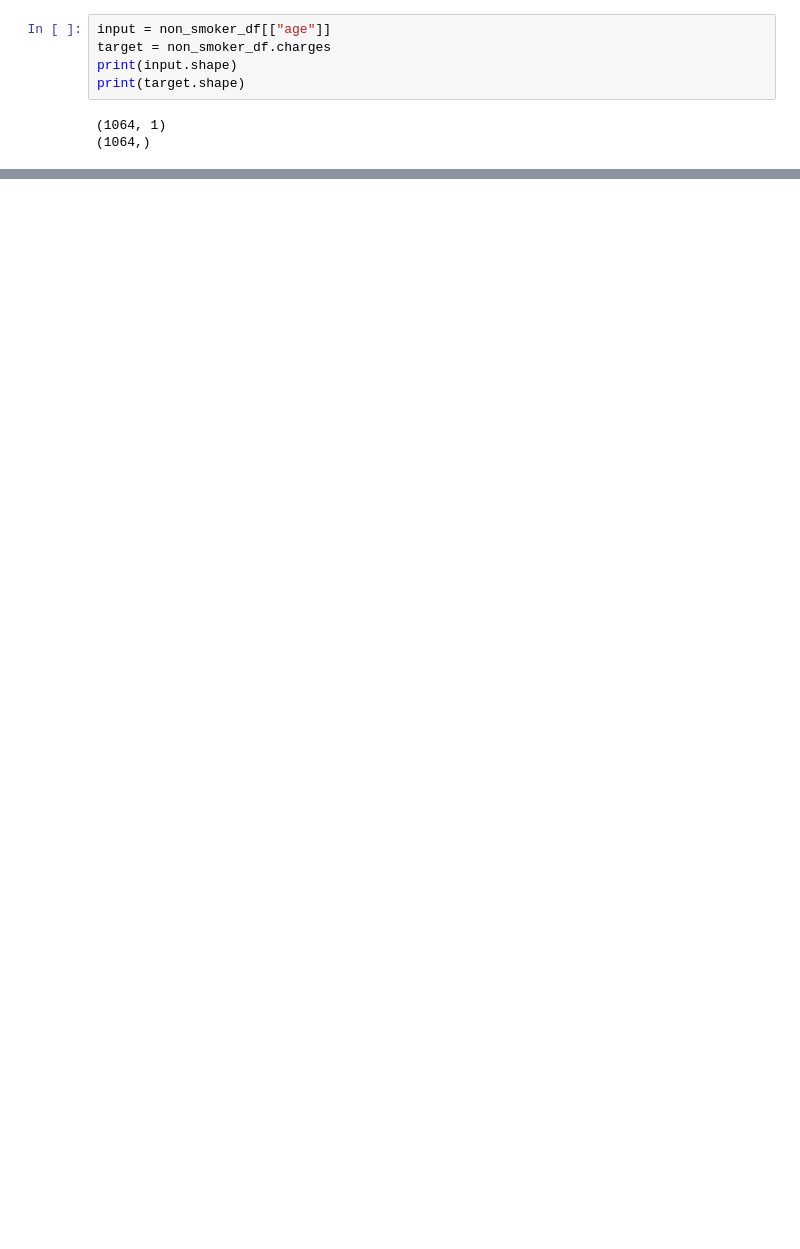
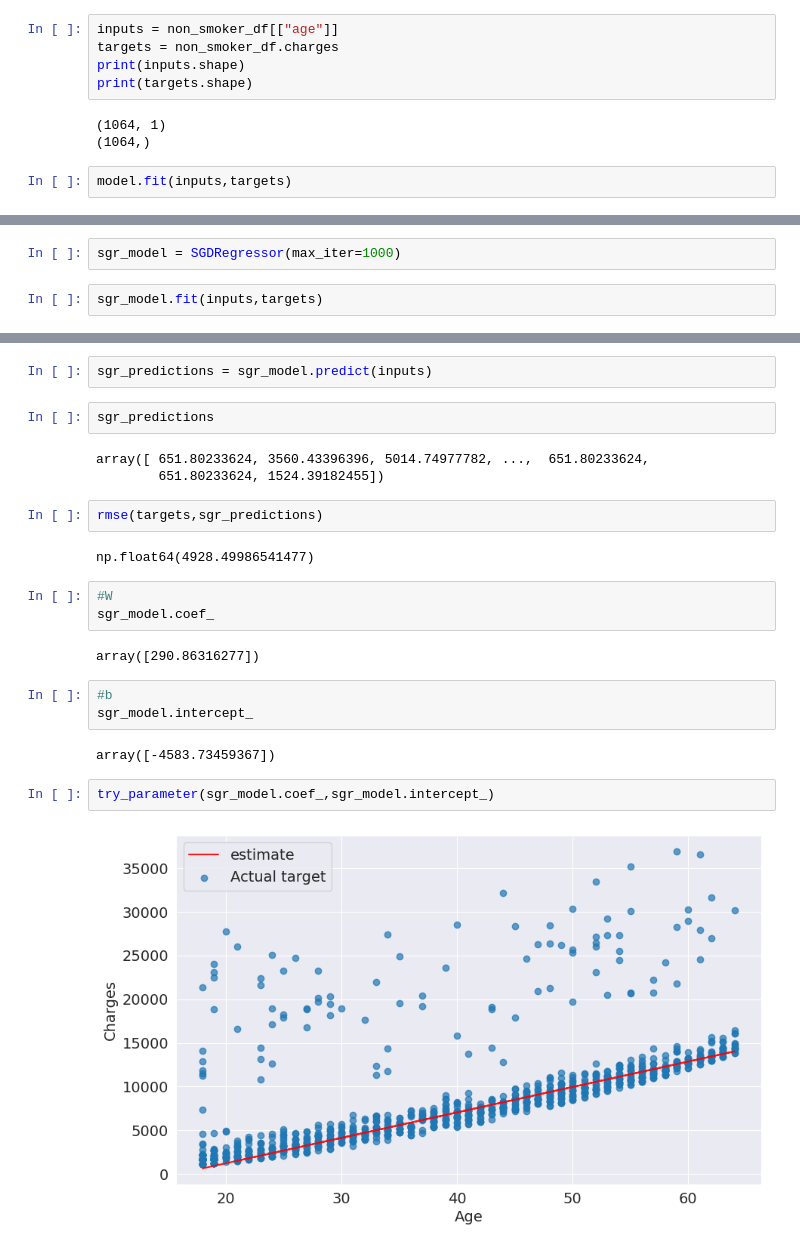
Before and after one commit to Imran1hp/Machine-Learning, a Jupyter notebook: Machine_Learning.ipynb, the cells around one changed output, grey strips where cells are left out. Saved outputs shown, nothing was run; the diff lists cells and outputs as text; blank space fills up the shorter version.

Commit message:
using linear regression model for prediction and SGDRegressor model

```diff
--- a/Machine_Learning.ipynb
+++ b/Machine_Learning.ipynb
@@ -328,8 +311,10 @@ fit(X, y, sample_weight=None) method of sklearn.linear_model._base.LinearRegress
 # %%
-input = non_smoker_df[["age"]]
-target = non_smoker_df.charges
-print(input.shape)
-print(target.shape)
+inputs = non_smoker_df[["age"]]
+targets = non_smoker_df.charges
+print(inputs.shape)
+print(targets.shape)
 # %% [output]
 (1064, 1)
 (1064,)
+# %%
+model.fit(inputs,targets)
@@ -335,0 +368,4 @@ print(target.shape)
+# %%
+sgr_model = SGDRegressor(max_iter=1000)
+# %%
+sgr_model.fit(inputs,targets)
@@ -335,0 +379,25 @@ print(target.shape)
+# %%
+sgr_predictions = sgr_model.predict(inputs)
+# %%
+sgr_predictions
+# %% [output]
+array([ 651.80233624, 3560.43396396, 5014.74977782, ...,  651.80233624,
+        651.80233624, 1524.39182455])
+# %%
+rmse(targets,sgr_predictions)
+# %% [output]
+np.float64(4928.49986541477)
+# %%
+#W
+sgr_model.coef_
+# %% [output]
+array([290.86316277])
+# %%
+#b
+sgr_model.intercept_
+# %% [output]
+array([-4583.73459367])
+# %%
+try_parameter(sgr_model.coef_,sgr_model.intercept_)
+# %% [output]
+[figure, added]
```
Also changed, not shown: parts of 18 cells of this notebook.
